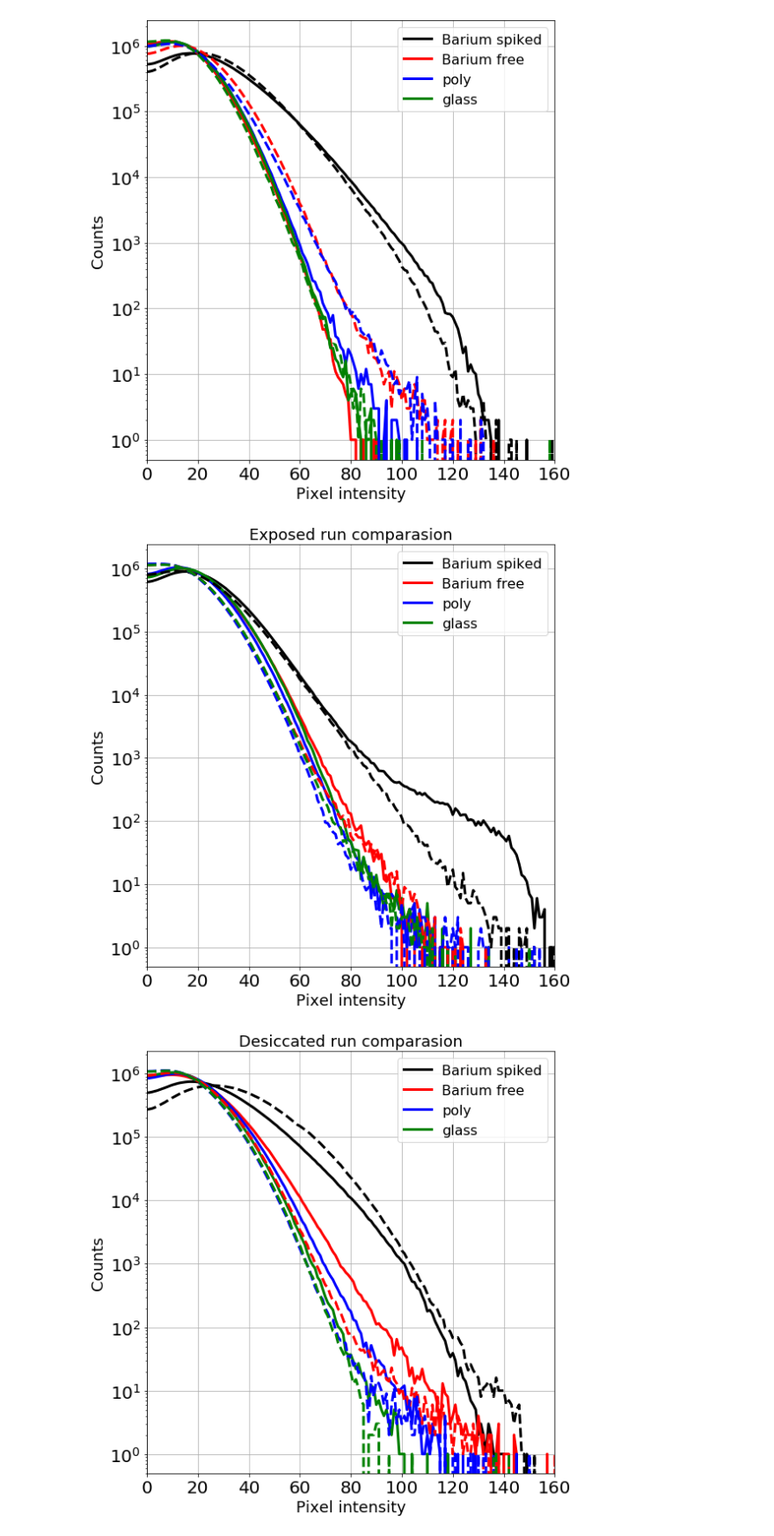
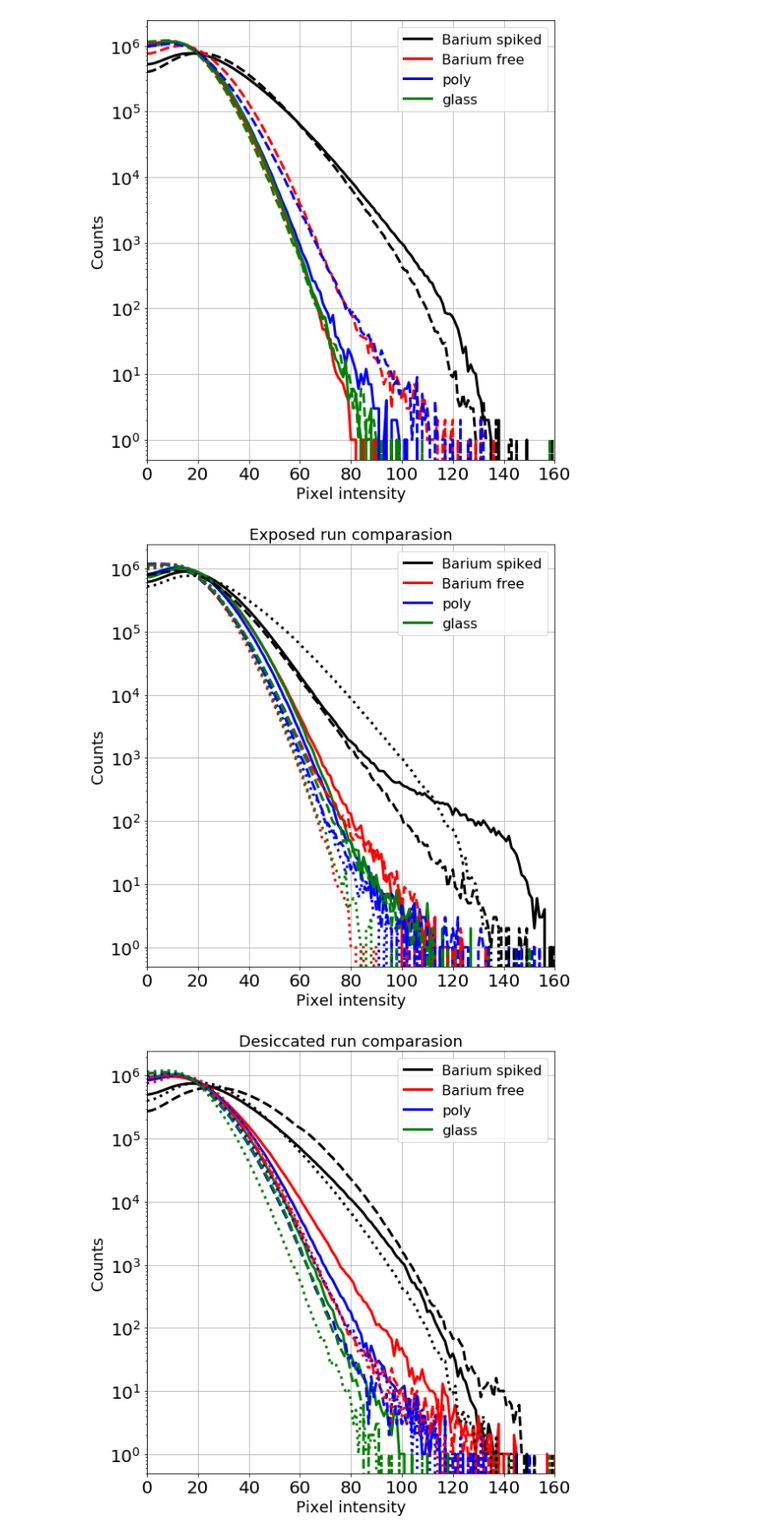
Before and after one commit to AustinMcDonald/slide-comp, a Jupyter notebook: Monos-hists-V5.ipynb, the cells around one changed output. Shown at 88% size. Drawn from its saved outputs; the diff is of its cells as text; code cells hidden in the pictures.

```diff
--- a/Monos-hists-V5.ipynb
+++ b/Monos-hists-V5.ipynb
@@ -141,6 +141,11 @@ plt.plot(bincenters,nbaE6 ,color='r',lw=3,linestyle='--')
 plt.plot(bincenters,polE6 ,color='b',lw=3,linestyle='--')
 plt.plot(bincenters,glaE6 ,color='g',lw=3,linestyle='--')
 
+plt.plot(bincenters,ybaE12 ,color='k',lw=3,linestyle=':')
+plt.plot(bincenters,nbaE12 ,color='r',lw=3,linestyle=':')
+plt.plot(bincenters,polE12 ,color='b',lw=3,linestyle=':')
+plt.plot(bincenters,glaE12 ,color='g',lw=3,linestyle=':')
+
 plt.legend(loc='upper right',fontsize=16)
 plt.xlabel('Pixel intensity',fontsize = 18)
 plt.ylabel('Counts',fontsize = 18)
@@ -154,32 +159,39 @@ plt.tight_layout()
 #plt.savefig('bar10.png',dpi=400)
 plt.show()
 # %% [output]
-[figure, old version]
+[figure, new version]
 # %%
 plt.figure(figsize=(8,8))
 plt.title("Desiccated run comparasion", fontsize=18)
 plt.plot(bincenters,ybaD ,color='k',label="Barium spiked",lw=3)
 plt.plot(bincenters,nbaD ,color='r',label="Barium free",lw=3)
 plt.plot(bincenters,polD ,color='b',label="poly",lw=3)
 plt.plot(bincenters,glaD ,color='g',label="glass",lw=3)
 
 
 plt.plot(bincenters,ybaD6 ,color='k',lw=3,linestyle='--')
 plt.plot(bincenters,nbaD6 ,color='r',lw=3,linestyle='--')
 plt.plot(bincenters,polD6 ,color='b',lw=3,linestyle='--')
 plt.plot(bincenters,glaD6 ,color='g',lw=3,linestyle='--')
 
+
+plt.plot(bincenters,ybaD12 ,color='k',lw=3,linestyle=':')
+plt.plot(bincenters,nbaD12 ,color='r',lw=3,linestyle=':')
+plt.plot(bincenters,polD12 ,color='b',lw=3,linestyle=':')
+plt.plot(bincenters,glaD12 ,color='g',lw=3,linestyle=':')
+
+
 plt.legend(loc='upper right',fontsize=16)
 plt.xlabel('Pixel intensity',fontsize = 18)
 plt.ylabel('Counts',fontsize = 18)
 plt.xticks(fontsize = 20)
 plt.yticks(fontsize = 20)
 plt.xlim(0,160)
 plt.semilogy()
 plt.grid(True)
 plt.tight_layout()
 
 #plt.savefig('bar10.png',dpi=400)
 plt.show()
 # %% [output]
-[figure, old version]
+[figure, new version]
```
Also changed, not shown: parts of 11 cells of this notebook, 1 other file.
